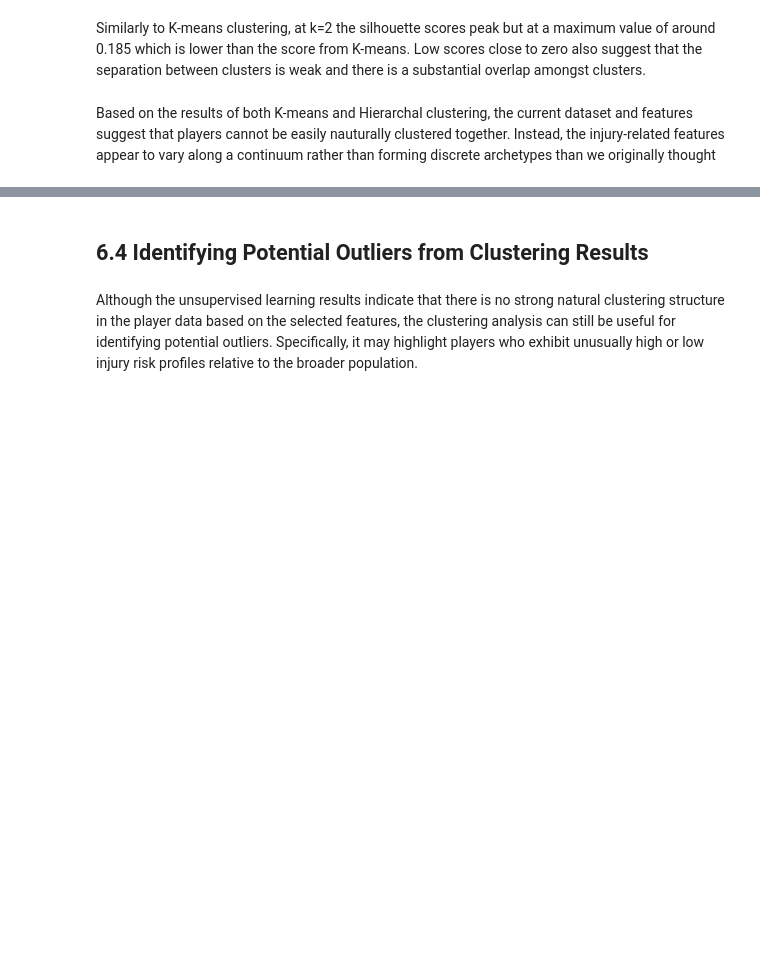
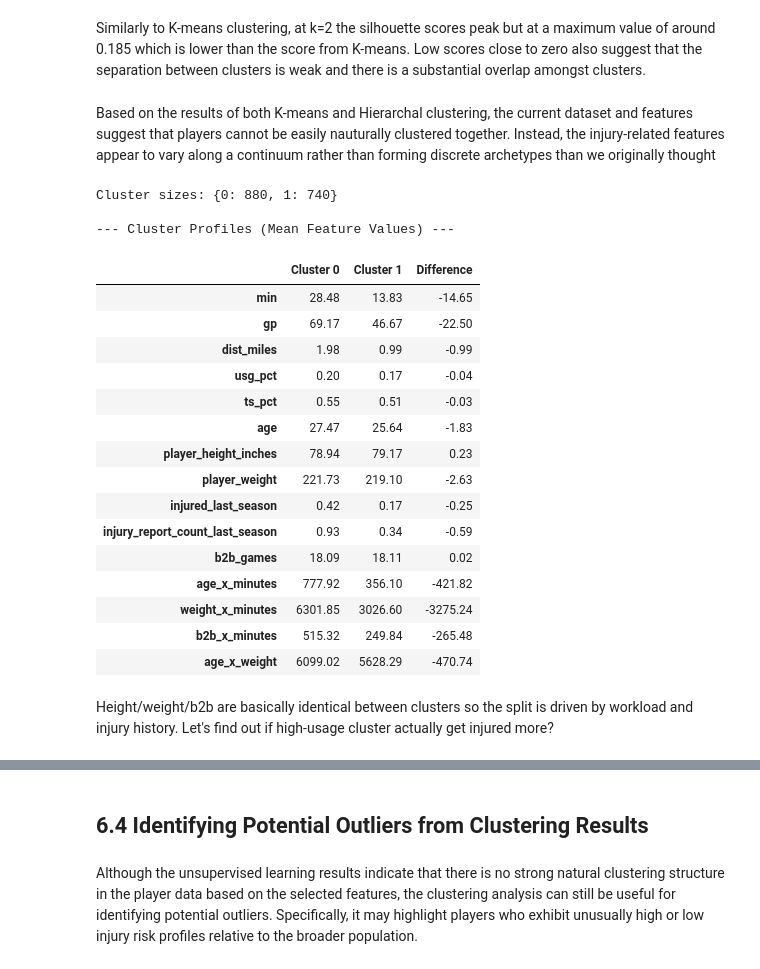
Before and after one commit to jtang6031/siads-696-nba-injury-prediction, a Jupyter notebook: notebooks/06_unsupervised_models.ipynb, the cells around one changed output, grey strips where cells are left out. Drawn from its saved outputs; the diff is of its cells as text; code cells hidden in the pictures; blank space fills up the shorter version.

```diff
--- a/notebooks/06_unsupervised_models.ipynb
+++ b/notebooks/06_unsupervised_models.ipynb
@@ -178,3 +186,39 @@ plt.show()
 Similarly to K-means clustering, at k=2 the silhouette scores peak but at a maximum value of around 0.185 which is lower than the score from K-means. Low scores close to zero also suggest that the separation between clusters is weak and there is a substantial overlap amongst clusters.
 # %% [markdown]
 Based on the results of both K-means and Hierarchal clustering, the current dataset and features suggest that players cannot be easily nauturally clustered together. Instead, the injury-related features appear to vary along a continuum rather than forming discrete archetypes than we originally thought
+# %%
+# === Cluster Profiling: What do the 2 clusters look like? ===
+kmeans_best = KMeans(n_clusters=2, random_state=42, n_init=20)
+train_df['cluster'] = kmeans_best.fit_predict(X_scaled)
+
+# Mean feature values per cluster
+feature_cols = [c for c in train_df.columns if c not in ['target_next_season', 'cluster']]
+profile = train_df.groupby('cluster')[feature_cols].mean().T
+profile.columns = ['Cluster 0', 'Cluster 1']
+profile['Difference'] = profile['Cluster 1'] - profile['Cluster 0']
+
+print(f"Cluster sizes: {train_df['cluster'].value_counts().to_dict()}")
+print(f"\n--- Cluster Profiles (Mean Feature Values) ---")
+profile.round(2)
+# %% [output]
+Cluster sizes: {0: 880, 1: 740}
+
+--- Cluster Profiles (Mean Feature Values) ---
+|  | Cluster 0 | Cluster 1 | Difference |
+| min | 28.48 | 13.83 | -14.65 |
+| gp | 69.17 | 46.67 | -22.50 |
+| dist_miles | 1.98 | 0.99 | -0.99 |
+| usg_pct | 0.20 | 0.17 | -0.04 |
+| ts_pct | 0.55 | 0.51 | -0.03 |
+| age | 27.47 | 25.64 | -1.83 |
+| player_height_inches | 78.94 | 79.17 | 0.23 |
+| player_weight | 221.73 | 219.10 | -2.63 |
+| injured_last_season | 0.42 | 0.17 | -0.25 |
+| injury_report_count_last_season | 0.93 | 0.34 | -0.59 |
+| b2b_games | 18.09 | 18.11 | 0.02 |
+| age_x_minutes | 777.92 | 356.10 | -421.82 |
+| weight_x_minutes | 6301.85 | 3026.60 | -3275.24 |
+| b2b_x_minutes | 515.32 | 249.84 | -265.48 |
+| age_x_weight | 6099.02 | 5628.29 | -470.74 |
+# %% [markdown]
+Height/weight/b2b are basically identical between clusters so the split is driven by workload and injury history. Let's find out if high-usage cluster actually get injured more?
```
Also changed, not shown: parts of 8 cells of this notebook.
